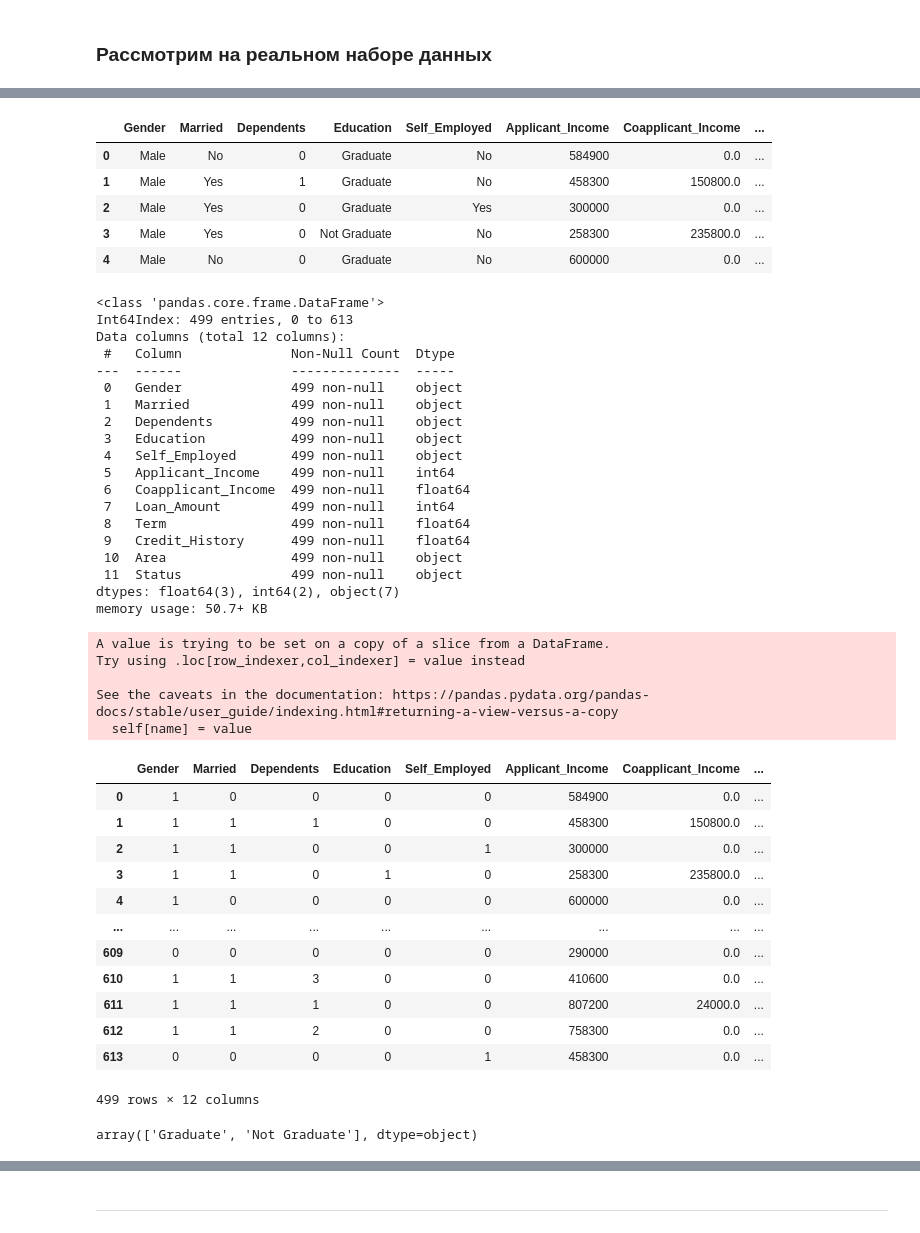
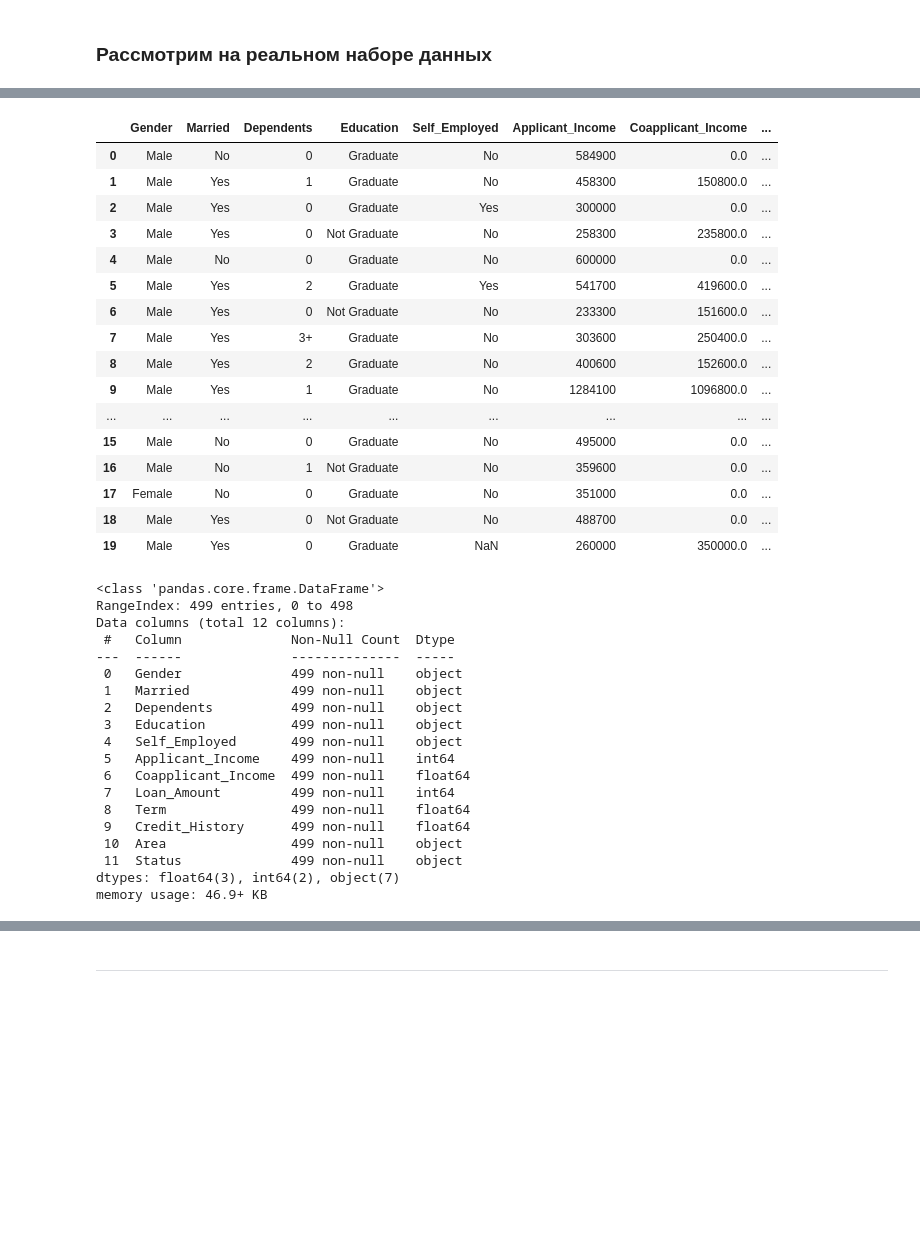
Before and after one commit to Letch49/ML_VVSU_2023, a Jupyter notebook: lec06/lec06.ipynb, the cells around one changed output, grey strips where cells are left out. Cells and saved outputs as stored; diff of their text form; code cells hidden in the pictures; blank space fills up the shorter version.

```diff
--- a/lec06/lec06.ipynb
+++ b/lec06/lec06.ipynb
@@ -104,22 +105,35 @@ Data columns (total 12 columns):
 dtypes: float64(3), int64(2), object(7)
 memory usage: 57.7+ KB
 # %%
-df.head()
+df.head(20)
 # %% [output]
 |  | Gender | Married | Dependents | Education | Self_Employed | Applicant_Income | Coapplicant_Income | ... |
 | 0 | Male | No | 0 | Graduate | No | 584900 | 0.0 | ... |
 | 1 | Male | Yes | 1 | Graduate | No | 458300 | 150800.0 | ... |
 | 2 | Male | Yes | 0 | Graduate | Yes | 300000 | 0.0 | ... |
 | 3 | Male | Yes | 0 | Not Graduate | No | 258300 | 235800.0 | ... |
 | 4 | Male | No | 0 | Graduate | No | 600000 | 0.0 | ... |
+| 5 | Male | Yes | 2 | Graduate | Yes | 541700 | 419600.0 | ... |
+| 6 | Male | Yes | 0 | Not Graduate | No | 233300 | 151600.0 | ... |
+| 7 | Male | Yes | 3+ | Graduate | No | 303600 | 250400.0 | ... |
+| 8 | Male | Yes | 2 | Graduate | No | 400600 | 152600.0 | ... |
+| 9 | Male | Yes | 1 | Graduate | No | 1284100 | 1096800.0 | ... |
+| ... | ... | ... | ... | ... | ... | ... | ... | ... |
+| 15 | Male | No | 0 | Graduate | No | 495000 | 0.0 | ... |
+| 16 | Male | No | 1 | Not Graduate | No | 359600 | 0.0 | ... |
+| 17 | Female | No | 0 | Graduate | No | 351000 | 0.0 | ... |
+| 18 | Male | Yes | 0 | Not Graduate | No | 488700 | 0.0 | ... |
+| 19 | Male | Yes | 0 | Graduate | NaN | 260000 | 350000.0 | ... |
 # %%
+#
 # ради примера не будем заморачиваться с пропущенными данными ;)
+#
 dfn = df.dropna()
-dtn = dt.dropna()
+dfn.reset_index(inplace = True, drop = True)
 dfn.info()
 # %% [output]
 <class 'pandas.core.frame.DataFrame'>
-Int64Index: 499 entries, 0 to 613
+RangeIndex: 499 entries, 0 to 498
 Data columns (total 12 columns):
  #   Column              Non-Null Count  Dtype
 ---  ------              --------------  -----
@@ -136,59 +150,4 @@ Data columns (total 12 columns):
  10  Area                499 non-null    object
  11  Status              499 non-null    object
 dtypes: float64(3), int64(2), object(7)
-memory usage: 50.7+ KB
+memory usage: 46.9+ KB
-# %%
-# закодировать строковые категории - нужно
-gendEnc = LabelEncoder()
-gendCol = gendEnc.fit_transform(dfn.Gender)
-
-marrEnc = LabelEncoder()
-marrCol = marrEnc.fit_transform(dfn.Married)
-
-depEnc = LabelEncoder()
-depCol = depEnc.fit_transform(dfn.Dependents)
-
-eduEnc = LabelEncoder()
-eduCol = eduEnc.fit_transform(dfn.Education)
-
-semplEnc = LabelEncoder()
-semplCol = semplEnc.fit_transform(dfn.Self_Employed)
-
-areaEnc = LabelEncoder()
-areaCol = areaEnc.fit_transform(dfn.Area)
-
-statEnc = LabelEncoder()
-statCol = statEnc.fit_transform(dfn.Status)
-
-dfn.Gender = gendCol
-dfn.Married = marrCol
-dfn.Dependents = depCol
-dfn.Education = eduCol
-dfn.Self_Employed = semplCol
-dfn.Area = areaCol
-dfn.Status
-
-dfn
-# %% [output]
-A value is trying to be set on a copy of a slice from a DataFrame.
-Try using .loc[row_indexer,col_indexer] = value instead
-
-See the caveats in the documentation: https://pandas.pydata.org/pandas-docs/stable/user_guide/indexing.html#returning-a-view-versus-a-copy
-  self[name] = value
-|  | Gender | Married | Dependents | Education | Self_Employed | Applicant_Income | Coapplicant_Income | ... |
-| 0 | 1 | 0 | 0 | 0 | 0 | 584900 | 0.0 | ... |
-| 1 | 1 | 1 | 1 | 0 | 0 | 458300 | 150800.0 | ... |
-| 2 | 1 | 1 | 0 | 0 | 1 | 300000 | 0.0 | ... |
-| 3 | 1 | 1 | 0 | 1 | 0 | 258300 | 235800.0 | ... |
-| 4 | 1 | 0 | 0 | 0 | 0 | 600000 | 0.0 | ... |
-| ... | ... | ... | ... | ... | ... | ... | ... | ... |
-| 609 | 0 | 0 | 0 | 0 | 0 | 290000 | 0.0 | ... |
-| 610 | 1 | 1 | 3 | 0 | 0 | 410600 | 0.0 | ... |
-| 611 | 1 | 1 | 1 | 0 | 0 | 807200 | 24000.0 | ... |
-| 612 | 1 | 1 | 2 | 0 | 0 | 758300 | 0.0 | ... |
-| 613 | 0 | 0 | 0 | 0 | 1 | 458300 | 0.0 | ... |
-499 rows × 12 columns
-# %%
-eduEnc.classes_
-# %% [output]
-array(['Graduate', 'Not Graduate'], dtype=object)
```
Also changed, not shown: parts of 36 cells of this notebook.
